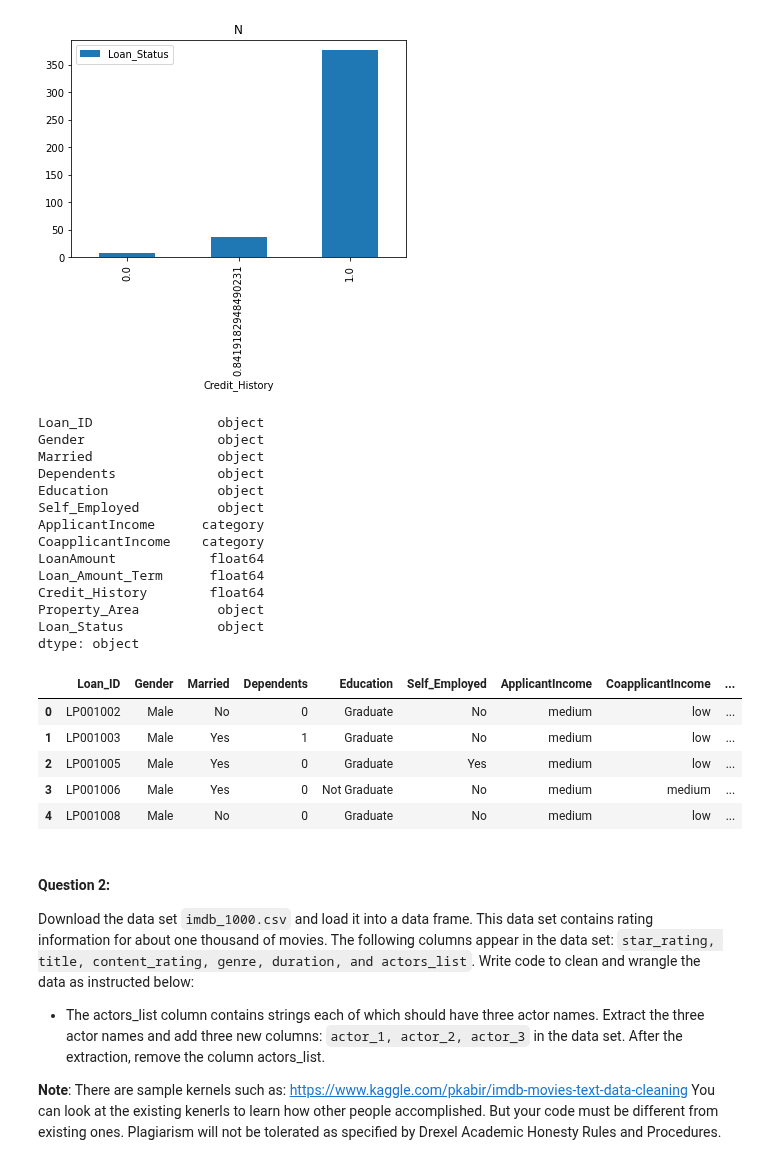
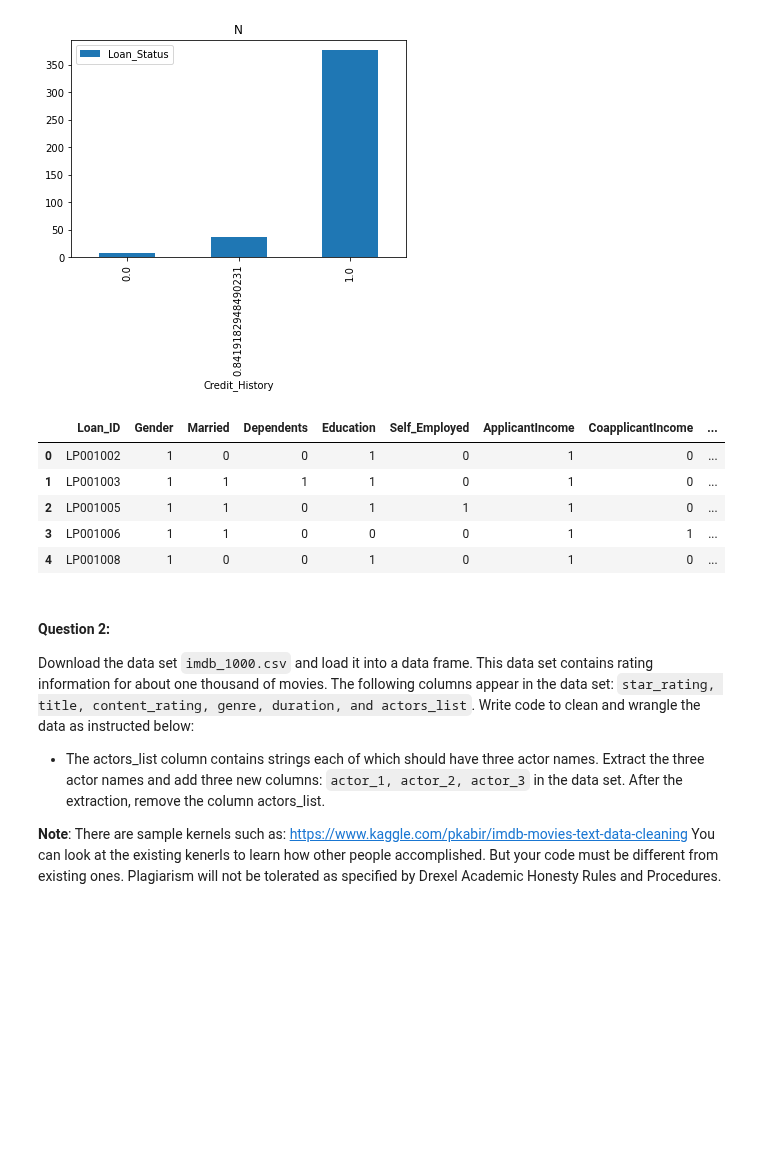
Before and after one commit to Prakhar-Saxena/CollegeAssignments, a Jupyter notebook: INFO212/assn4/INFO212-Assignment4.ipynb, the cells around one changed output. Saved outputs shown, nothing was run; the diff lists cells and outputs as text; code cells hidden in the pictures; blank space fills up the shorter version.

```diff
--- a/INFO212/assn4/INFO212-Assignment4.ipynb
+++ b/INFO212/assn4/INFO212-Assignment4.ipynb
@@ -272,32 +272,25 @@ df_y.plot(kind='bar', title='N')
 <matplotlib.axes._subplots.AxesSubplot at 0x...>
 [figure]
 [figure]
-# %%
-# 13 For all the columns with no-numerical data (except for Loan_ID),
-# convert the values to numerical categorical representations.
-print(df.dtypes)
-df.head()
-# %% [output]
-Loan_ID                object
-Gender                 object
-Married                object
-Dependents             object
-Education              object
-Self_Employed          object
-ApplicantIncome      category
-CoapplicantIncome    category
-LoanAmount            float64
-Loan_Amount_Term      float64
-Credit_History        float64
-Property_Area          object
-Loan_Status            object
-dtype: object
-|  | Loan_ID | Gender | Married | Dependents | Education | Self_Employed | ApplicantIncome | CoapplicantIncome | ... |
-| 0 | LP001002 | Male | No | 0 | Graduate | No | medium | low | ... |
-| 1 | LP001003 | Male | Yes | 1 | Graduate | No | medium | low | ... |
-| 2 | LP001005 | Male | Yes | 0 | Graduate | Yes | medium | low | ... |
-| 3 | LP001006 | Male | Yes | 0 | Not Graduate | No | medium | medium | ... |
-| 4 | LP001008 | Male | No | 0 | Graduate | No | medium | low | ... |
+# %%
+# 13 For all the columns with no-numerical data (except for Loan_ID),
+# convert the values to numerical categorical representations.
+
+df['Gender'] = df['Gender'].str[0].str.upper().map({'M':1, 'F':0})
+df['Education'] = df['Education'].str[0].str.upper().map({'G':1, 'N':0})
+df['Married'] = df['Married'].str[0].str.upper().map({'Y':1, 'N':0})
+df['Self_Employed'] = df['Self_Employed'].str[0].str.upper().map({'Y':1, 'N':0})
+df['ApplicantIncome'] = df['ApplicantIncome'].str[0].str.upper().map({'L':0, 'M':1, 'H':2, 'R':3})
+df['CoapplicantIncome'] = df['CoapplicantIncome'].str[0].str.upper().map({'L':0, 'M':1, 'H':2, 'R':3})
+
+df.head()
+# %% [output]
+|  | Loan_ID | Gender | Married | Dependents | Education | Self_Employed | ApplicantIncome | CoapplicantIncome | ... |
+| 0 | LP001002 | 1 | 0 | 0 | 1 | 0 | 1 | 0 | ... |
+| 1 | LP001003 | 1 | 1 | 1 | 1 | 0 | 1 | 0 | ... |
+| 2 | LP001005 | 1 | 1 | 0 | 1 | 1 | 1 | 0 | ... |
+| 3 | LP001006 | 1 | 1 | 0 | 0 | 0 | 1 | 1 | ... |
+| 4 | LP001008 | 1 | 0 | 0 | 1 | 0 | 1 | 0 | ... |
 # %% [markdown]
 #### Question 2:
 Download the data set `imdb_1000.csv` and load it into a data frame. This data set contains rating information for about one thousand of movies. The following columns appear in the data set: `star_rating, title, content_rating, genre, duration, and actors_list`. Write code to clean and wrangle the data as instructed below:
```
Also changed, not shown: 1 other file.
